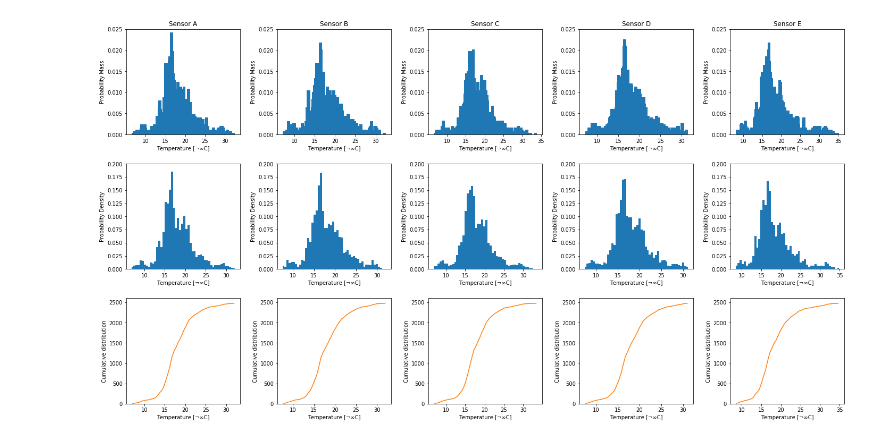
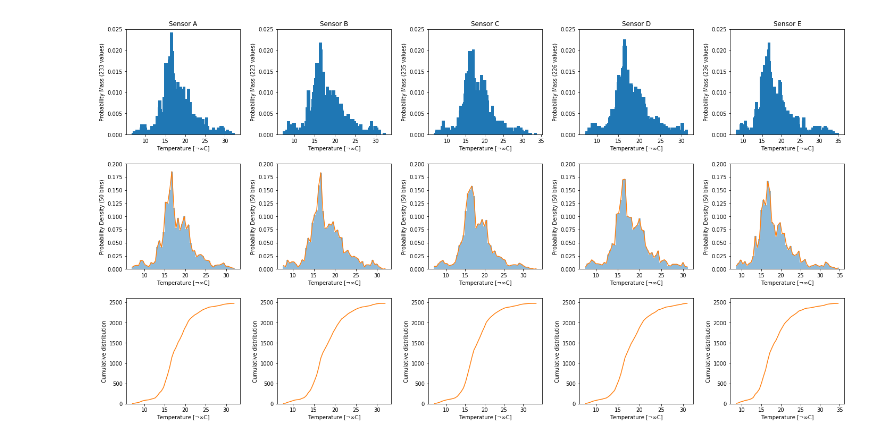
Before and after one commit to ondrej-vesely/GEO1001-hw1, a Jupyter notebook: a2.ipynb, the cells around one changed output. Saved outputs shown, nothing was run; the diff lists cells and outputs as text; code cells hidden in the pictures.

```diff
--- a/a2.ipynb
+++ b/a2.ipynb
@@ -14,35 +15,38 @@ for i, (sensor_name, sensor) in enumerate(data.items()):
     ax = plt.subplot2grid((3,5), (0,i))
     values = pd.Series(sensor[variable]['values'])
     values = values.value_counts() / len(values)
 
     ax.bar(values.index, values)
     ax.set_ylim(0, 0.025)
     ax.set_xlabel('%s [%s]' % (variable, sensor[variable]['units']))
-    ax.set_ylabel('Probability Mass')
+    ax.set_ylabel('Probability Mass (%s values)' % len(values))
     ax.set_title(sensor_name)
 
 # PDF
 for i, (sensor_name, sensor) in enumerate(data.items()):
     ax = plt.subplot2grid((3,5), (1,i))
     values = sensor[variable]['values']
 
-    ax.hist(values, bins=bins, density=True)
+    a = ax.hist(values, bins=bins, density=True, alpha=0.5)
+    hist_x, hist_y = (a[1][1:]-(a[1][1:]-a[1][:-1])/2, a[0])
+    ax.plot(hist_x, hist_y)
     ax.set_ylim(0, 0.2)
     ax.set_xlabel('%s [%s]' % (variable, sensor[variable]['units']))
-    ax.set_ylabel('Probability Density')
+    ax.set_ylabel('Probability Density (%s bins)' % bins)
 
 # CDF
 for i, (sensor_name, sensor) in enumerate(data.items()):
     ax = plt.subplot2grid((3,5), (2,i))
     values = sensor[variable]['values']
 
     a = ax.hist(values, bins=bins, cumulative=True, alpha=0.0)
-    ax.plot(a[1][1:]-(a[1][1:]-a[1][:-1])/2, a[0])
+    hist_x, hist_y = (a[1][1:]-(a[1][1:]-a[1][:-1])/2, a[0])
+    ax.plot(hist_x, hist_y)
     ax.set_xlabel('%s [%s]' % (variable, sensor[variable]['units']))
     ax.set_ylabel('Cumulative distribution')
 
 
 plt.tight_layout(pad=2.0)
 plt.show()
 # %% [output]
-[figure, old version]
+[figure, new version]
```
Also changed, not shown: parts of 1 cell of this notebook, 2 other files.
